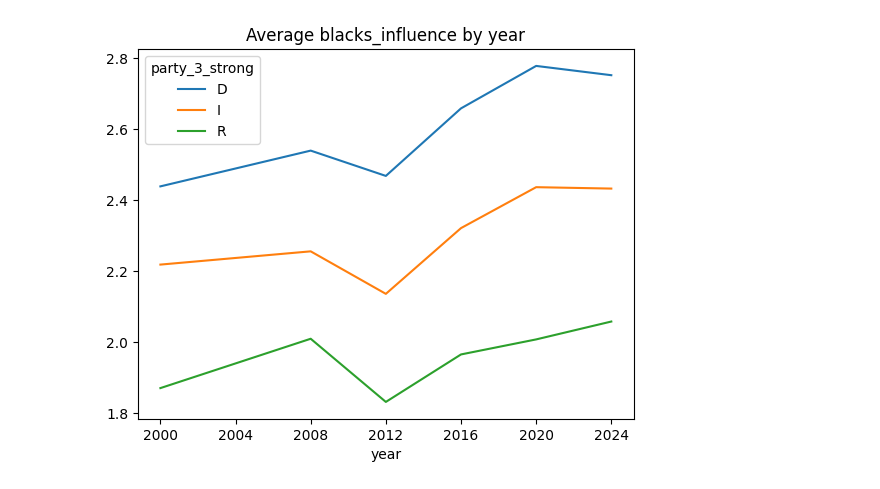
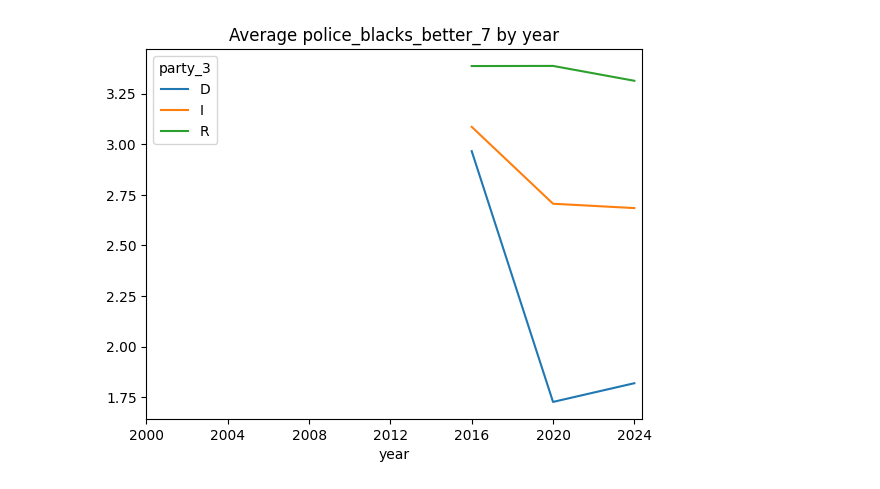
Before and after one commit to infiniteperplexity/python_socsci_revised, a Jupyter notebook: use_configs.ipynb, the cells around one changed output. Saved outputs shown, nothing was run; the diff lists cells and outputs as text; code cells hidden in the pictures.

```diff
--- a/use_configs.ipynb
+++ b/use_configs.ipynb
@@ -321,6 +372,6 @@ tried_harder_plus
 Name: count, dtype: Int64
 # %%
-test = build_dataframes(
+anes = build_dataframes(
     vars = [
         "caseid",
         "weight",
@@ -338,10 +389,25 @@ test = build_dataframes(
         "self_assist_blacks",
         "dem_assist_blacks",
         "rep_assist_blacks",
-        "special_favors_plus",
-        "past_slavery_minus",
-        "less_deserve_minus",
-        "tried_harder_plus"
+        "special_favors_minus",
+        "past_slavery_plus",
+        "less_deserve_plus",
+        "tried_harder_minus",
+        "vote_rep_pres",
+        "prev_rep_pres",
+        "blacks_hardworking",
+        "blacks_hiring",
+        "therm_illegal",
+        "police_blacks_better_3",
+        "police_blacks_better_degree",
+        "police_blacks_better_7",
+        "therm_police",
+        "therm_trans",
+        "trans_bath",
+        "immig_crime",
+        "women_favors",
+        "women_problems"
+
     ],
     calculated=[
         "party_3",
@@ -354,14 +420,27 @@ test = build_dataframes(
         "self_rep_diff",
         "self_rep_diff",
         "white_black_diff",
-        "white_hisp_diff"
+        "white_hisp_diff",
+        "vote_prev_vote",
+        "republican",
+        "democrat",
+        "strong_republican",
+        "lean_republican",
+        "independent",
+        "strong_democrat",
+        "lean_democrat",
+        "race_party_6",
+        "police_blacks_better_7"
     ],
     calculations=calculations
 )
 for year in [2000, 2004, 2008, 2012, 2016, 2020, 2024]:
-    dta = test[test["year"] == year]
+    dta = anes[anes["year"] == year]
     print(year)
     print(dta["resentment"].value_counts(dropna=False).sort_index())
+
+
+whites = anes[anes["race"] == "White"]
 # %% [output]
 2000
 2004
@@ -428,7 +537,7 @@ def plot_weight_agg_over_time(
     plt.title(title)
     plt.xticks(df[time].unique())
     plt.show()
-
-plot_weight_agg_over_time(test, "blacks_influence", groupby=["party_3_strong"])
-# %% [output]
-[figure, removed]
+# %%
+plot_weight_agg_over_time(whites, "police_blacks_better_7", groupby=["party_3"])
+# %% [output]
+[figure, added]
```
Also changed, not shown: parts of 42 cells of this notebook, 4 other files.
